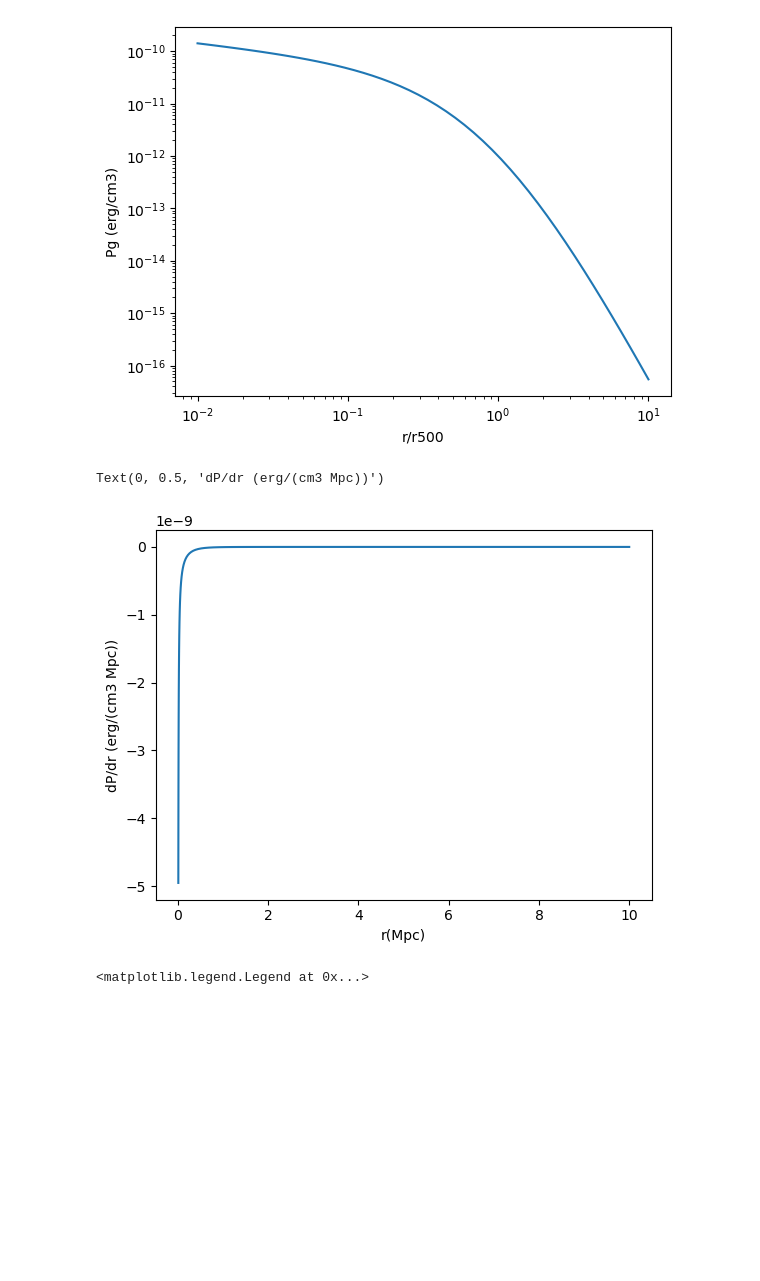
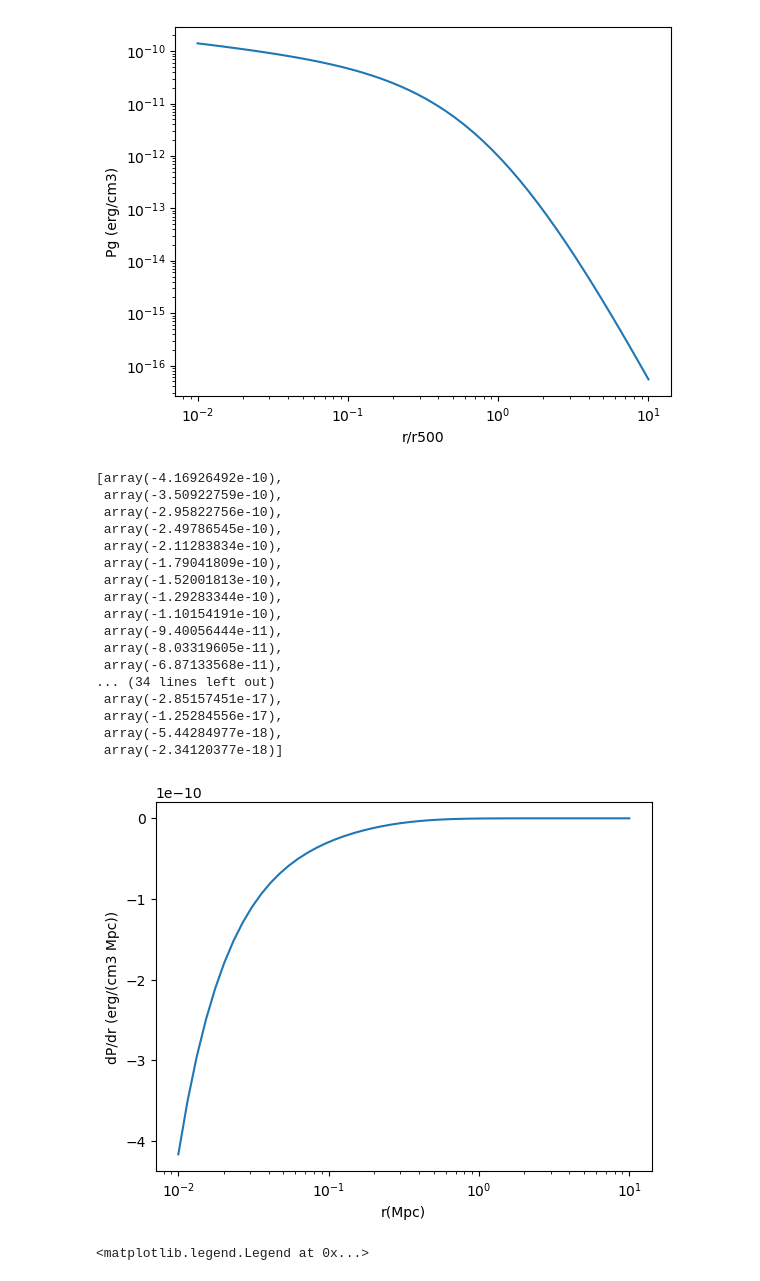
Before and after one commit to eleanorstuart/thermo-idm, a Jupyter notebook: Iqbal_AGN_heating.ipynb, the cells around one changed output. Saved outputs shown, nothing was run; the diff lists cells and outputs as text; code cells hidden in the pictures; blank space fills up the shorter version.

```diff
--- a/Iqbal_AGN_heating.ipynb
+++ b/Iqbal_AGN_heating.ipynb
@@ -56,13 +58,32 @@ Text(0, 0.5, 'Pg (erg/cm3)')
 # %%
 #r=np.logspace(-2, 1)*R500
 x_vals=np.logspace(-2, 1)
 rs=x_vals*R500
 plt.plot(rs, [dP_dr(r, R500, M500, z) for r in rs])
 plt.xlabel('r(Mpc)')
 plt.ylabel('dP/dr (erg/(cm3 Mpc))')
+plt.xscale('log')
+#plt.yscale('symlog')
+[dP_dr(r, R500, M500, z) for r in rs]
 # %% [output]
-Text(0, 0.5, 'dP/dr (erg/(cm3 Mpc))')
+[array(-4.16926492e-10),
+ array(-3.50922759e-10),
+ array(-2.95822756e-10),
+ array(-2.49786545e-10),
+ array(-2.11283834e-10),
+ array(-1.79041809e-10),
+ array(-1.52001813e-10),
+ array(-1.29283344e-10),
+ array(-1.10154191e-10),
+ array(-9.40056444e-11),
+ array(-8.03319605e-11),
+ array(-6.87133568e-11),
+... (34 lines left out)
+ array(-2.85157451e-17),
+ array(-1.25284556e-17),
+ array(-5.44284977e-18),
+ array(-2.34120377e-18)]
-[figure, old version]
+[figure, new version]
 # %%
 def dP_dr(r, R500, M500, z):
     if isinstance(R500, u.Quantity):
```
Also changed, not shown: parts of 15 cells of this notebook, 1 other file.
